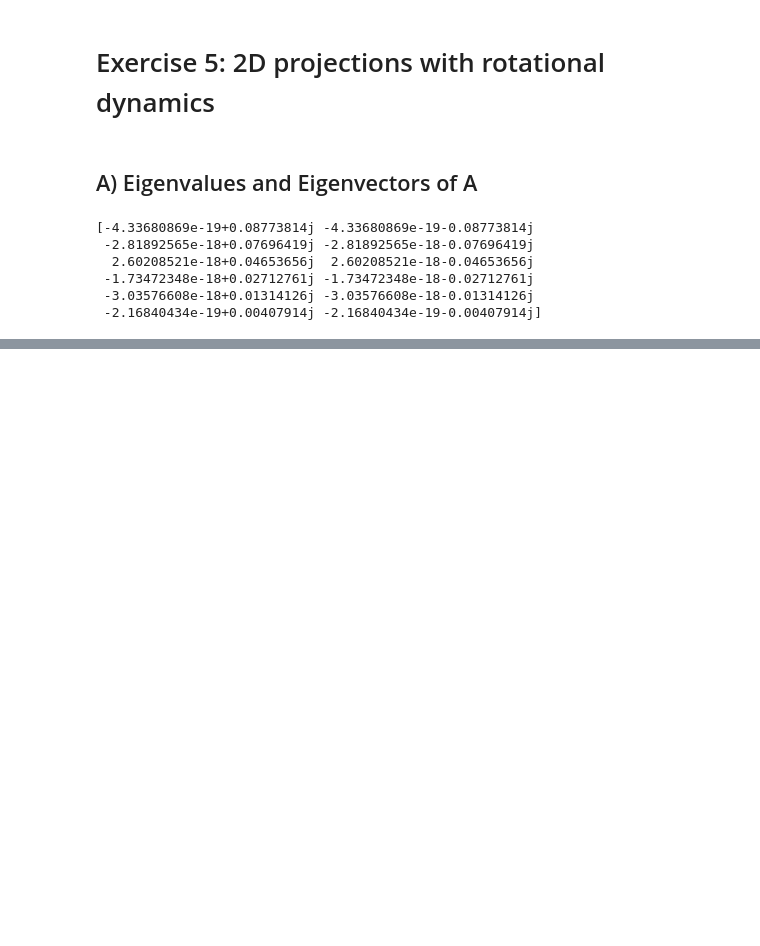
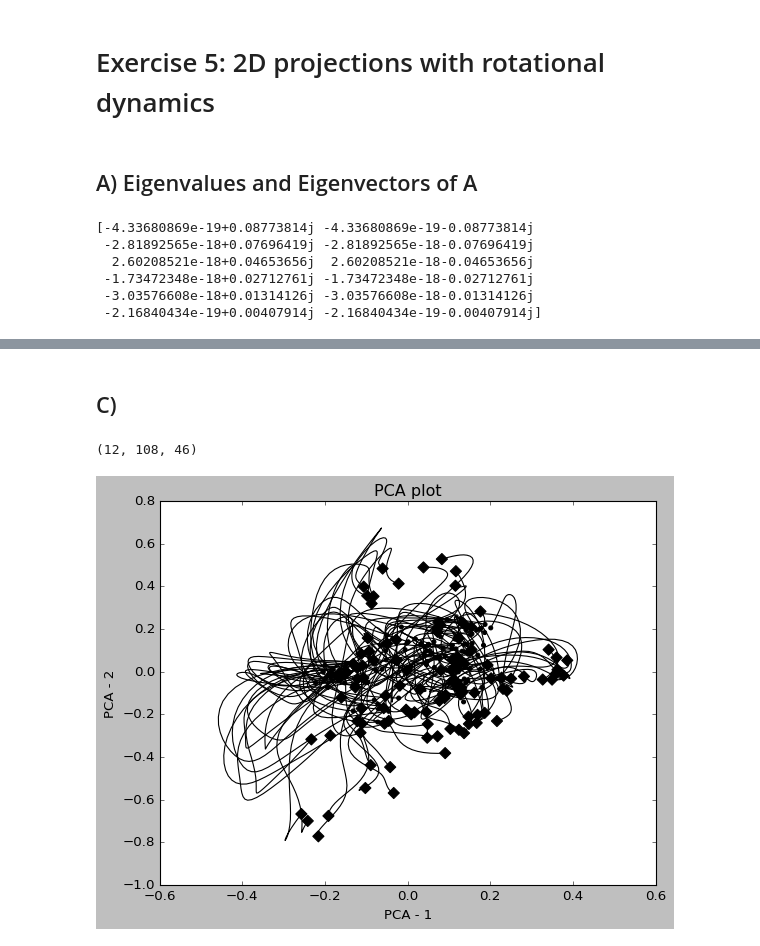
Before and after one commit to ofs416/Brain_Machine_Interfaces, a Jupyter notebook: Coursework_1/code.ipynb, the cells around one changed output, grey strips where cells are left out. Saved outputs shown, nothing was run; the diff lists cells and outputs as text; code cells hidden in the pictures; blank space fills up the shorter version.

```diff
--- a/Coursework_1/code.ipynb
+++ b/Coursework_1/code.ipynb
@@ -234,0 +238,4 @@ A_evalue, A_evector = np.linalg.eig(A)
+# %%
+P = A_evector
+print(np.linalg.norm(P, axis = 1, keepdims=True))
+print(P)
@@ -234,0 +260,12 @@ A_evalue, A_evector = np.linalg.eig(A)
+# %% [markdown]
+## C)
+# %%
+FR = np.tensordot(P, Z, axes=([1],[0]))
+# %%
+FR.shape
+# %% [output]
+(12, 108, 46)
+# %%
+plot_pca_psths(FR[:,:,0:36], 1, 2)
+# %% [output]
+[figure, added]
```
Also changed, not shown: parts of 5 cells of this notebook.
